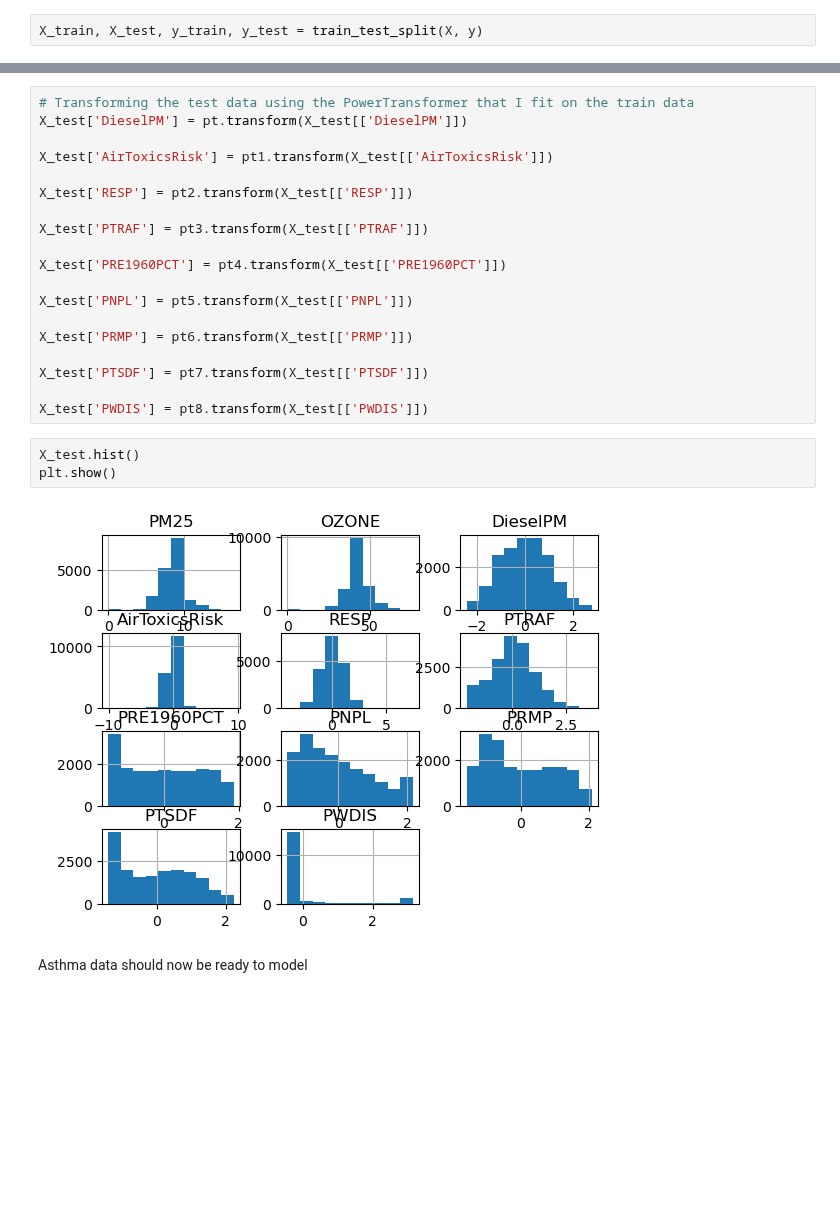
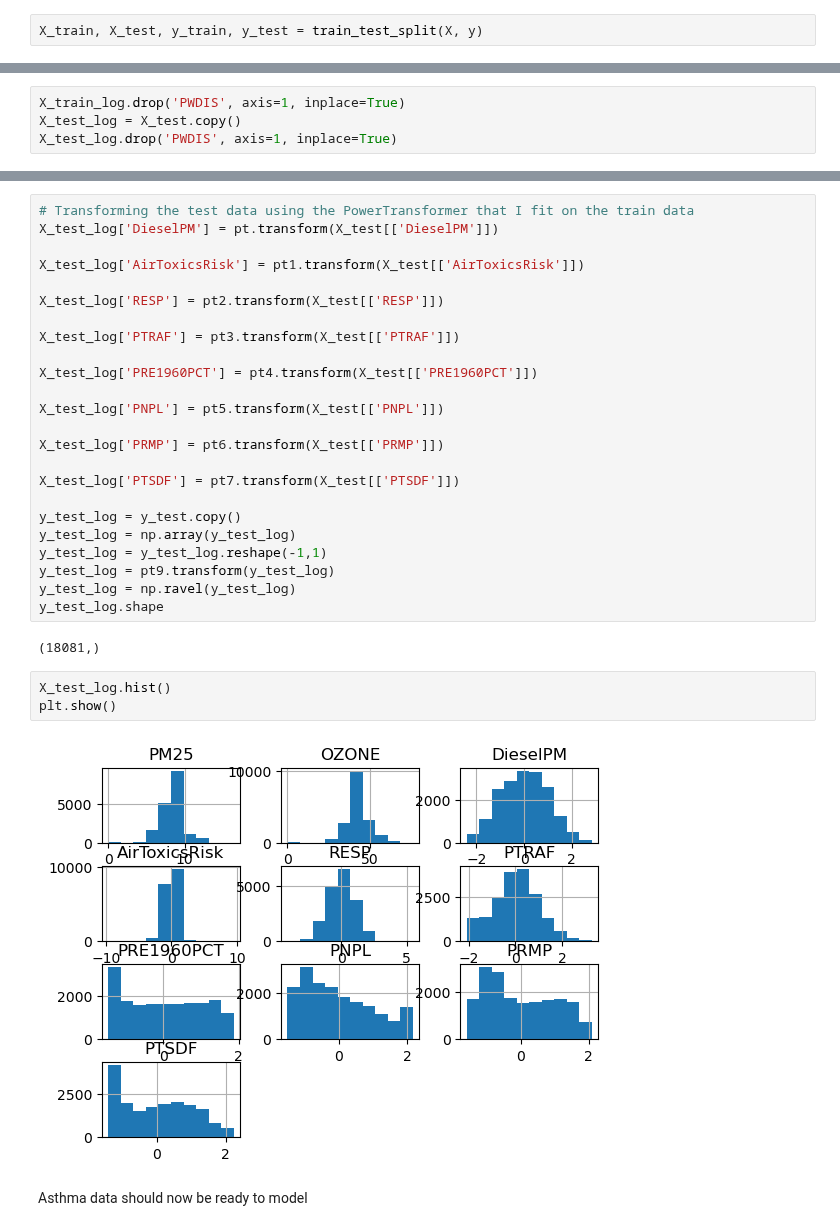
Before and after one commit to keb101/Image-Classification-Indian-Clothing, a Jupyter notebook: Capstone_Two/notebooks/Pre-processing_asthma.ipynb, the cells around one changed output, grey strips where cells are left out. Drawn from its saved outputs; the diff is of its cells as text; blank space fills up the shorter version.

```diff
--- a/Capstone_Two/notebooks/Pre-processing_asthma.ipynb
+++ b/Capstone_Two/notebooks/Pre-processing_asthma.ipynb
@@ -99 +115,5 @@ Perhaps PWDIS should just be left out of the data. I can decide that when I pick
+# %%
+X_train_log.drop('PWDIS', axis=1, inplace=True)
+X_test_log = X_test.copy()
+X_test_log.drop('PWDIS', axis=1, inplace=True)
 # %%
@@ -104,27 +124,34 @@ plt.show()
 # %%
 # Transforming the test data using the PowerTransformer that I fit on the train data
-X_test['DieselPM'] = pt.transform(X_test[['DieselPM']])
+X_test_log['DieselPM'] = pt.transform(X_test[['DieselPM']])
 
-X_test['AirToxicsRisk'] = pt1.transform(X_test[['AirToxicsRisk']])
+X_test_log['AirToxicsRisk'] = pt1.transform(X_test[['AirToxicsRisk']])
 
-X_test['RESP'] = pt2.transform(X_test[['RESP']])
+X_test_log['RESP'] = pt2.transform(X_test[['RESP']])
 
-X_test['PTRAF'] = pt3.transform(X_test[['PTRAF']])
+X_test_log['PTRAF'] = pt3.transform(X_test[['PTRAF']])
 
-X_test['PRE1960PCT'] = pt4.transform(X_test[['PRE1960PCT']])
+X_test_log['PRE1960PCT'] = pt4.transform(X_test[['PRE1960PCT']])
 
-X_test['PNPL'] = pt5.transform(X_test[['PNPL']])
+X_test_log['PNPL'] = pt5.transform(X_test[['PNPL']])
 
-X_test['PRMP'] = pt6.transform(X_test[['PRMP']])
+X_test_log['PRMP'] = pt6.transform(X_test[['PRMP']])
 
-X_test['PTSDF'] = pt7.transform(X_test[['PTSDF']])
+X_test_log['PTSDF'] = pt7.transform(X_test[['PTSDF']])
 
-X_test['PWDIS'] = pt8.transform(X_test[['PWDIS']])
+y_test_log = y_test.copy()
+y_test_log = np.array(y_test_log)
+y_test_log = y_test_log.reshape(-1,1)
+y_test_log = pt9.transform(y_test_log)
+y_test_log = np.ravel(y_test_log)
+y_test_log.shape
+# %% [output]
+(18081,)
 # %%
-X_test.hist()
+X_test_log.hist()
 plt.show()
 # %% [output]
-[figure, old version]
+[figure, new version]
 # %% [markdown]
 Asthma data should now be ready to model
 # %%
```
Also changed, not shown: parts of 12 cells of this notebook, 23 other files.
